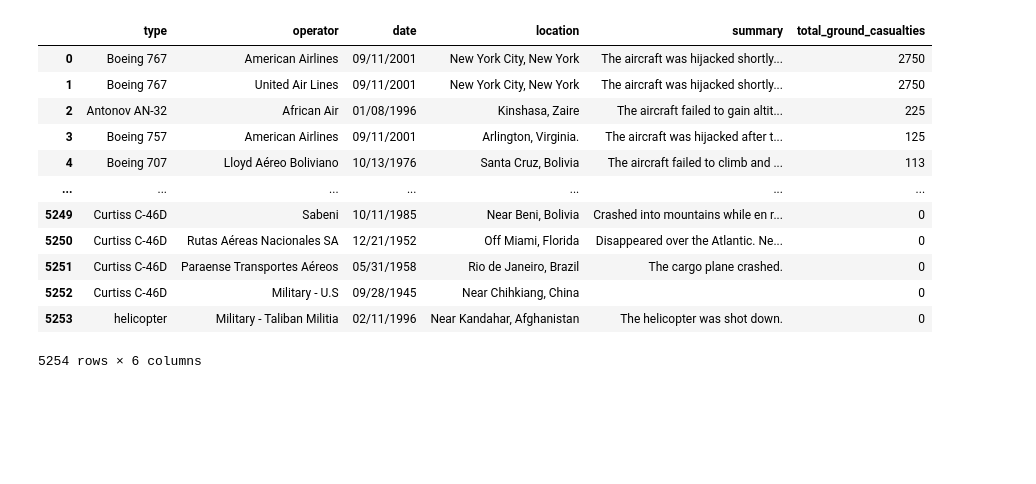
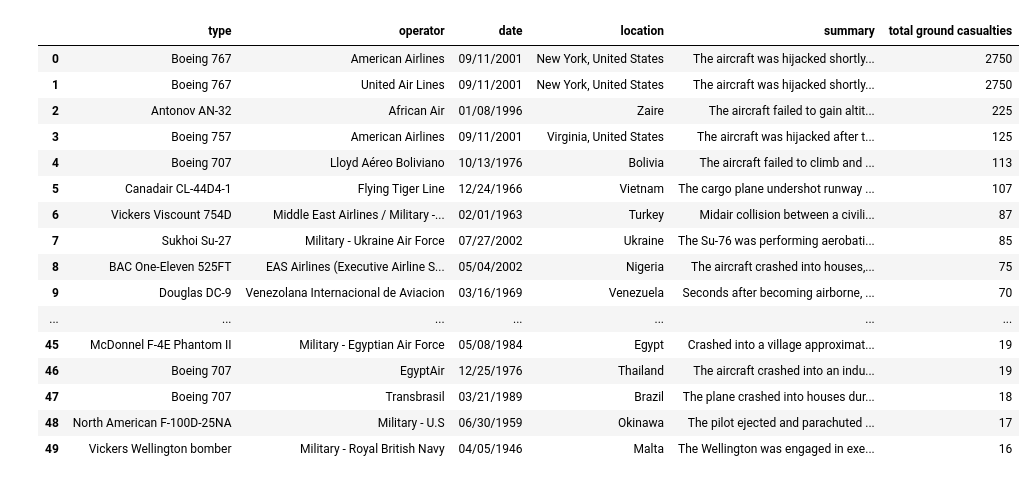
Before and after one commit to jcjv86/mid_bootcamp_project, a Jupyter notebook: notebooks/main.ipynb, the cells around one changed output. Cells and saved outputs as stored; diff of their text form; code cells hidden in the pictures; blank space fills up the shorter version.

```diff
--- a/notebooks/main.ipynb
+++ b/notebooks/main.ipynb
@@ -83,17 +242,33 @@ pax_deaths_max.head(10)
 # %%
-ground_deaths = data.groupby(['type', 'operator', 'date', 'location', 'summary']).agg({'ground':'sum'}).rename(columns={'ground':'total_ground_casualties'}).sort_values(by='total_ground_casualties', ascending=False).reset_index()
-ground_deaths
+ground_deaths_max = data.groupby(['type', 'operator', 'date', 'location', 'summary']).agg({'ground':'sum'}).rename(columns={'ground':'total ground casualties'}).sort_values(by='total ground casualties', ascending=False).reset_index()
+ground_deaths_total = ground_deaths_max.nlargest(50, 'total ground casualties', keep='first').reset_index(drop=True)
+ground_deaths_total['location'][0] = 'New York, United States'
+ground_deaths_total['location'][1] = 'New York, United States'
+ground_deaths_total['location'][3] = 'Virginia, United States'
+ground_deaths_total['location'][10] = 'Germany'
+ground_deaths_total['location'][15] = 'Colombia'
+ground_deaths_total['location'][30] = 'Germany'
+ground_deaths_total['location'][36] = 'North Carolina, United States'
+ground_deaths_total['location'][37] = 'Netherlands'
+ground_deaths_total['location'][38] = 'California, United States'
+ground_deaths_total['location'][40] = 'Kansas, United States'
+ground_deaths_total['location'][43] = 'Washington, United States'
+ground_deaths_total
 # %% [output]
-|  | type | operator | date | location | summary | total_ground_casualties |
-| 0 | Boeing 767 | American Airlines | 09/11/2001 | New York City, New York | The aircraft was hijacked shortly... | 2750 |
-| 1 | Boeing 767 | United Air Lines | 09/11/2001 | New York City, New York | The aircraft was hijacked shortly... | 2750 |
-| 2 | Antonov AN-32 | African Air | 01/08/1996 | Kinshasa, Zaire | The aircraft failed to gain altit... | 225 |
-| 3 | Boeing 757 | American Airlines | 09/11/2001 | Arlington, Virginia. | The aircraft was hijacked after t... | 125 |
-| 4 | Boeing 707 | Lloyd Aéreo Boliviano | 10/13/1976 | Santa Cruz, Bolivia | The aircraft failed to climb and ... | 113 |
+|  | type | operator | date | location | summary | total ground casualties |
+| 0 | Boeing 767 | American Airlines | 09/11/2001 | New York, United States | The aircraft was hijacked shortly... | 2750 |
+| 1 | Boeing 767 | United Air Lines | 09/11/2001 | New York, United States | The aircraft was hijacked shortly... | 2750 |
+| 2 | Antonov AN-32 | African Air | 01/08/1996 | Zaire | The aircraft failed to gain altit... | 225 |
+| 3 | Boeing 757 | American Airlines | 09/11/2001 | Virginia, United States | The aircraft was hijacked after t... | 125 |
+| 4 | Boeing 707 | Lloyd Aéreo Boliviano | 10/13/1976 | Bolivia | The aircraft failed to climb and ... | 113 |
+| 5 | Canadair CL-44D4-1 | Flying Tiger Line | 12/24/1966 | Vietnam | The cargo plane undershot runway ... | 107 |
+| 6 | Vickers Viscount 754D | Middle East Airlines / Military -... | 02/01/1963 | Turkey | Midair collision between a civili... | 87 |
+| 7 | Sukhoi Su-27 | Military - Ukraine Air Force | 07/27/2002 | Ukraine | The Su-76 was performing aerobati... | 85 |
+| 8 | BAC One-Eleven 525FT | EAS Airlines (Executive Airline S... | 05/04/2002 | Nigeria | The aircraft crashed into houses,... | 75 |
+| 9 | Douglas DC-9 | Venezolana Internacional de Aviacion | 03/16/1969 | Venezuela | Seconds after becoming airborne, ... | 70 |
 | ... | ... | ... | ... | ... | ... | ... |
-| 5249 | Curtiss C-46D | Sabeni | 10/11/1985 | Near Beni, Bolivia | Crashed into mountains while en r... | 0 |
-| 5250 | Curtiss C-46D | Rutas Aéreas Nacionales SA | 12/21/1952 | Off Miami, Florida | Disappeared over the Atlantic. Ne... | 0 |
-| 5251 | Curtiss C-46D | Paraense Transportes Aéreos | 05/31/1958 | Rio de Janeiro, Brazil | The cargo plane crashed. | 0 |
-| 5252 | Curtiss C-46D | Military - U.S | 09/28/1945 | Near Chihkiang, China |  | 0 |
-| 5253 | helicopter | Military - Taliban Militia | 02/11/1996 | Near Kandahar, Afghanistan | The helicopter was shot down. | 0 |
+| 45 | McDonnel F-4E Phantom II | Military - Egyptian Air Force | 05/08/1984 | Egypt | Crashed into a village approximat... | 19 |
+| 46 | Boeing 707 | EgyptAir | 12/25/1976 | Thailand | The aircraft crashed into an indu... | 19 |
+| 47 | Boeing 707 | Transbrasil | 03/21/1989 | Brazil | The plane crashed into houses dur... | 18 |
+| 48 | North American F-100D-25NA | Military - U.S | 06/30/1959 | Okinawa | The pilot ejected and parachuted ... | 17 |
+| 49 | Vickers Wellington bomber | Military - Royal British Navy | 04/05/1946 | Malta | The Wellington was engaged in exe... | 16 |
-5254 rows × 6 columns
```
Also changed, not shown: parts of 30 cells of this notebook, 15 other files.
